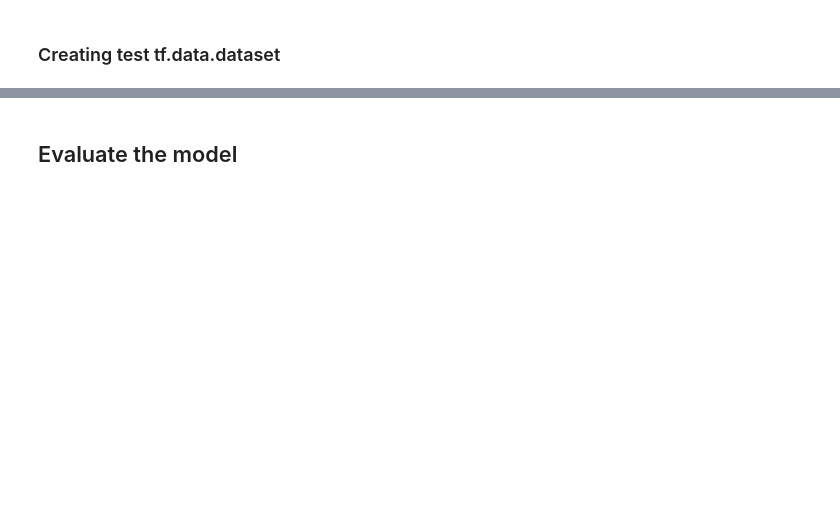
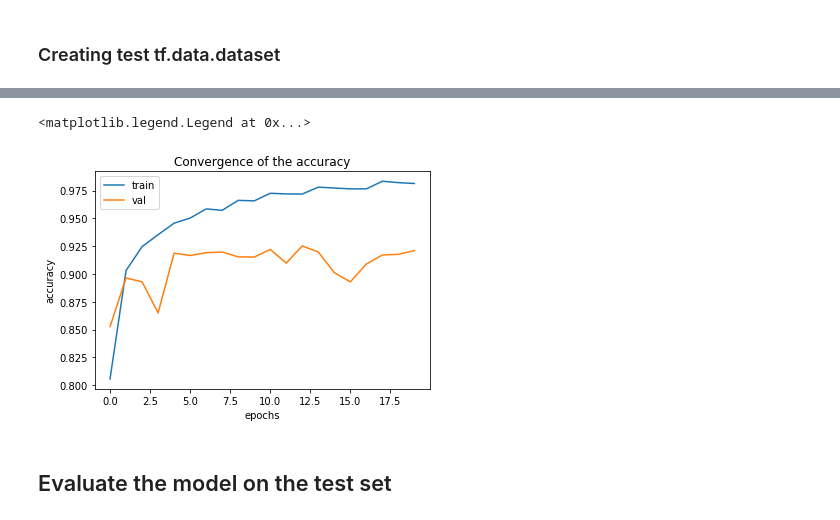
Before and after one commit to Chiratidzo/EncrypytedTrafficClassifier, a Jupyter notebook: models/MLP/MLP_Baseline.ipynb, the cells around one changed output, grey strips where cells are left out. Saved outputs shown, nothing was run; the diff lists cells and outputs as text; code cells hidden in the pictures; blank space fills up the shorter version.

```diff
--- a/models/MLP/MLP_Baseline.ipynb
+++ b/models/MLP/MLP_Baseline.ipynb
@@ -104,5 +163,15 @@ plt.plot(history.history['loss'])
+# %%
+plt.plot(history.history['accuracy'])
+plt.plot(history.history['val_accuracy'])
+plt.title('Convergence of the accuracy')
+plt.xlabel('epochs')
+plt.ylabel('accuracy')
+plt.legend(['train','val'])
+# %% [output]
+<matplotlib.legend.Legend at 0x...>
+[figure, added]
 # %% [markdown]
-## Evaluate the model
+## Evaluate the model on the test set
 # %%
 test_result = model.evaluate(test_dataset)
 dict(zip(model.metrics_names, test_result))
```
Also changed, not shown: parts of 28 cells of this notebook, 1 other file.
